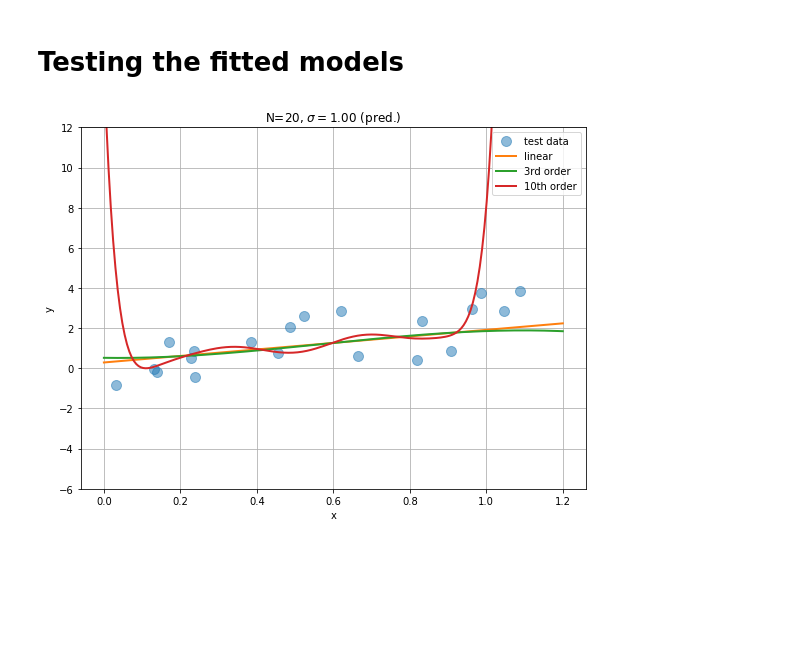
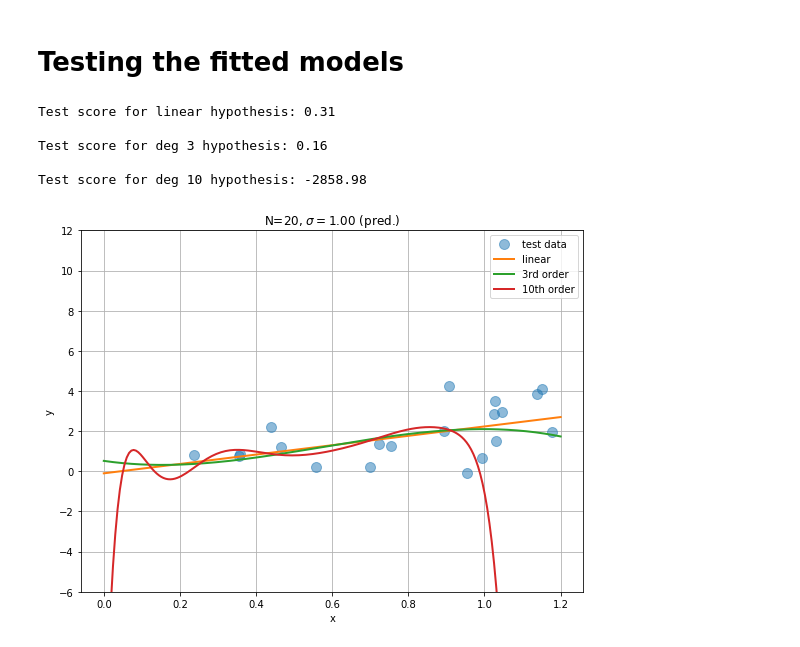
Before and after one commit to nicoladainese96/mlreview_notebooks, a Jupyter notebook: NB1_CII-ML_is_difficult.ipynb, the cells around one changed output. Cells and saved outputs as stored; diff of their text form; code cells hidden in the pictures; blank space fills up the shorter version.

```diff
--- a/NB1_CII-ML_is_difficult.ipynb
+++ b/NB1_CII-ML_is_difficult.ipynb
@@ -190,6 +212,17 @@ s_test = sigma_test*np.random.randn(N_test)
 y_test=2*x_test+s_test
 # Tenth order
 #y_test=2*x_test-10*x_test**5+15*x_test**10+s_test
+
+lin_test_score = clf.score(x_test[:, np.newaxis], y_test)
+print('Test score for linear hypothesis: %.2f'%lin_test_score, '\n')
+
+X3 = poly3.fit_transform(x_test[:,np.newaxis])
+poly3_test_score = clf3.score(X3, y_test)
+print('Test score for deg 3 hypothesis: %.2f'%poly3_test_score, '\n')
+
+X10 = poly10.fit_transform(x_test[:,np.newaxis])
+poly10_test_score = clf10.score(X10, y_test)
+print('Test score for deg 10 hypothesis: %.2f'%poly10_test_score, '\n')
 
 # Make design matrices for prediction
 x_plot=np.linspace(0,max_x, 200)
@@ -199,31 +232,36 @@ X10 = poly10.fit_transform(x_plot[:,np.newaxis])
 ############## PLOTTING RESULTS ##########
 
 fig = plt.figure(figsize=(8, 6))
 
 p1=plt.plot(x_test, y_test, 'o', ms=10, alpha=0.5, label='test data')
 p2=plt.plot(x_plot,clf.predict(x_plot[:,np.newaxis]), lw=2, label='linear')
 p3=plt.plot(x_plot,clf3.predict(X3), lw=2, label='3rd order')
 p10=plt.plot(x_plot,clf10.predict(X10), lw=2, label='10th order')
 
 
 plt.legend(loc='best')
 plt.xlabel('x')
 plt.ylabel('y')
 plt.legend(loc='best')
 Title="N=%i, $\sigma=%.2f$"%(N_test,sigma_test)
 plt.title(Title+" (pred.)")
 plt.tight_layout()
 plt.ylim((-6,12))
 
 # Linear Filename
 filename_test="pred-linear_N=%i_noise=%.2f.pdf"%(N_test, sigma_test)
 
 # Tenth Order Filename
 #filename_test=Title+"pred-o10.pdf"
 
 # Saving figure and showing results
 plt.savefig(filename_test)
 plt.grid()
 plt.show()
 # %% [output]
+Test score for linear hypothesis: 0.31
+
+Test score for deg 3 hypothesis: 0.16
+
+Test score for deg 10 hypothesis: -2858.98
-[figure, old version]
+[figure, new version]
```
Also changed, not shown: parts of 7 cells of this notebook.
